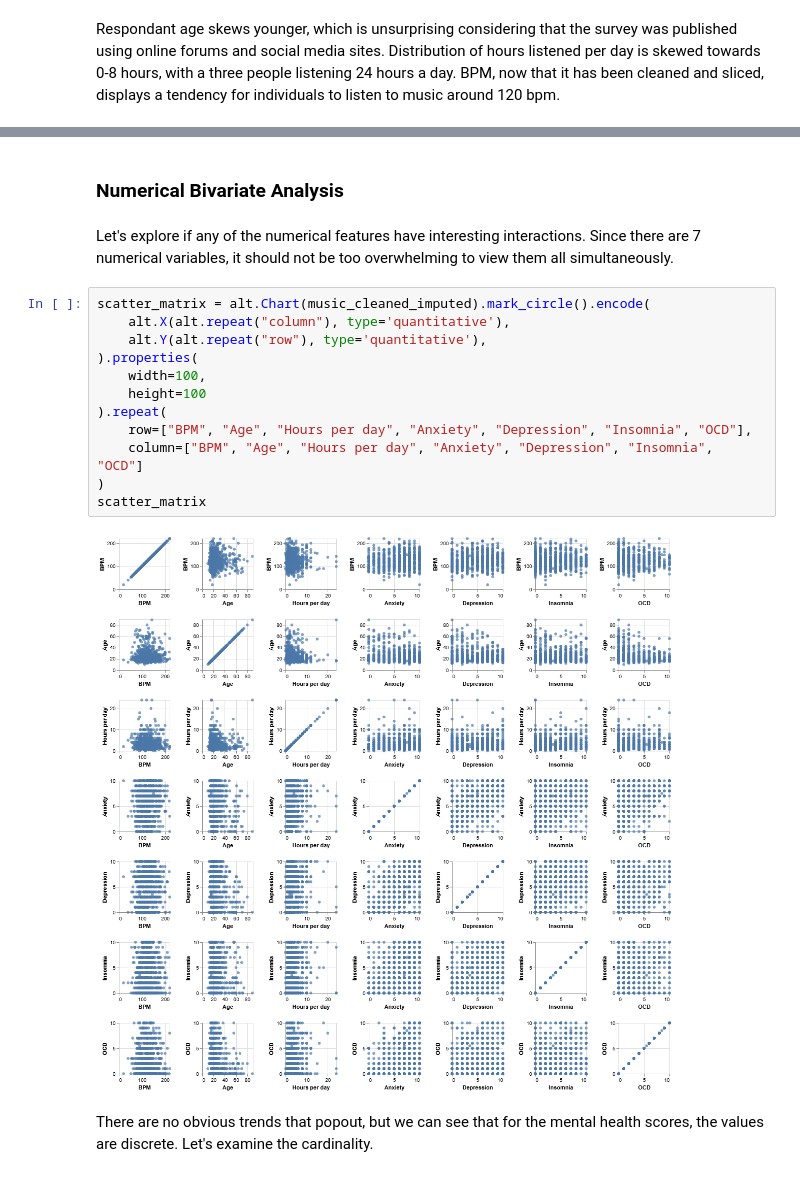
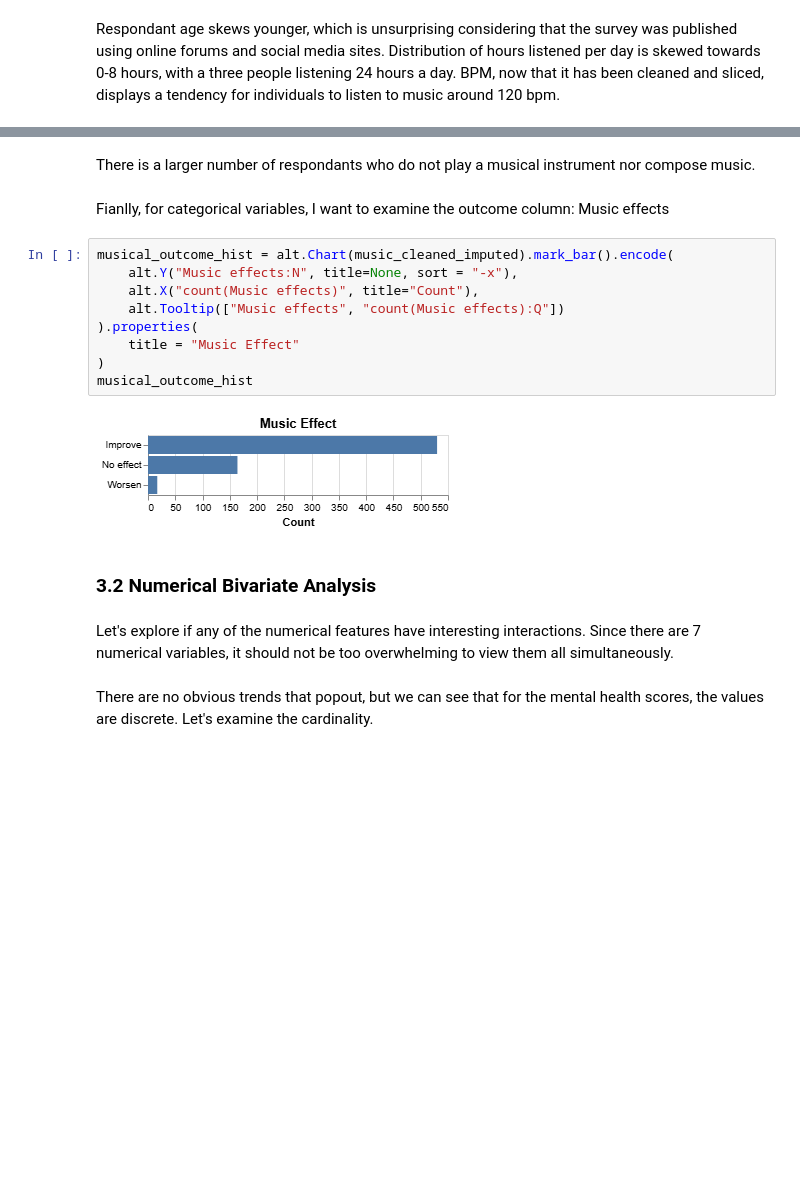
Before and after one commit to ubc-dsci320-2024w2/project-team_fabfour, a Jupyter notebook: analysis/Allison/analysis1.ipynb, the cells around one changed output, grey strips where cells are left out. Cells and saved outputs as stored; diff of their text form; blank space fills up the shorter version.

Commit message:
Made formatting changes to my analysis

```diff
--- a/analysis/Allison/analysis1.ipynb
+++ b/analysis/Allison/analysis1.ipynb
@@ -515,21 +594,22 @@ Respondant age skews younger, which is unsurprising considering that the survey
+# %% [markdown]
+There is a larger number of respondants who do not play a musical instrument nor compose music.
+# %% [markdown]
+Fianlly, for categorical variables, I want to examine the outcome column: Music effects
+# %%
+musical_outcome_hist = alt.Chart(music_cleaned_imputed).mark_bar().encode(
+    alt.Y("Music effects:N", title=None, sort = "-x"),
+    alt.X("count(Music effects)", title="Count"),
+    alt.Tooltip(["Music effects", "count(Music effects):Q"])
+).properties(
+    title = "Music Effect"
+)
+musical_outcome_hist
+# %% [output]
+[figure, added]
 # %% [markdown]
-### Numerical Bivariate Analysis
+### 3.2 Numerical Bivariate Analysis
 # %% [markdown]
 Let's explore if any of the numerical features have interesting interactions. Since there are 7 numerical variables, it should not be too overwhelming to view them all simultaneously.
-# %%
-scatter_matrix = alt.Chart(music_cleaned_imputed).mark_circle().encode(
-    alt.X(alt.repeat("column"), type='quantitative'),
-    alt.Y(alt.repeat("row"), type='quantitative'),
-).properties(
-    width=100,
-    height=100
-).repeat(
-    row=["BPM", "Age", "Hours per day", "Anxiety", "Depression", "Insomnia", "OCD"],
-    column=["BPM", "Age", "Hours per day", "Anxiety", "Depression", "Insomnia", "OCD"]
-)
-scatter_matrix
-# %% [output]
-[figure, removed]
 # %% [markdown]
 There are no obvious trends that popout, but we can see that for the mental health scores, the values are discrete. Let's examine the cardinality.
 # %%
```
Also changed, not shown: parts of 44 cells of this notebook, 1 other file.
